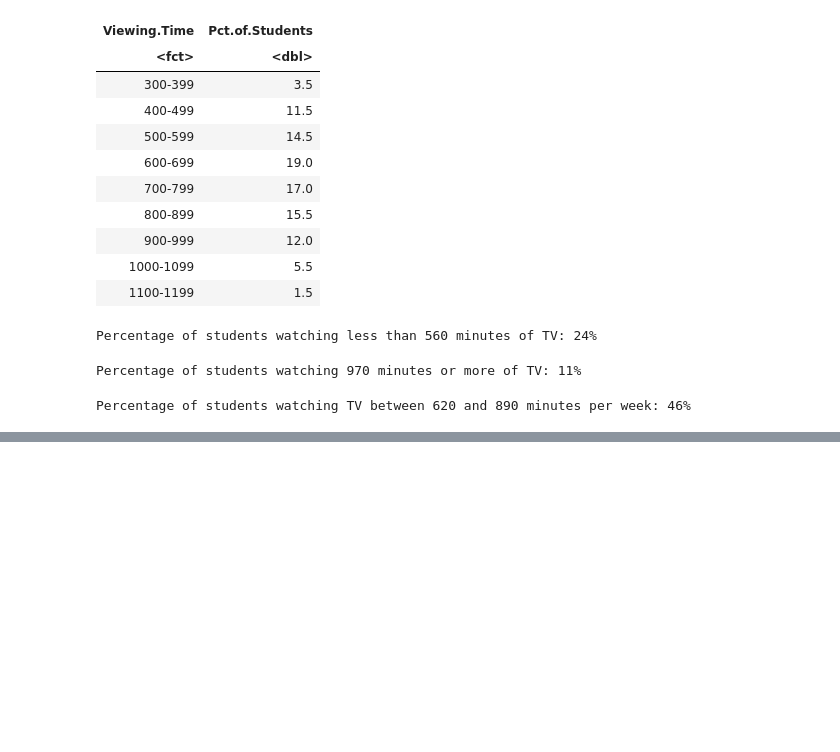
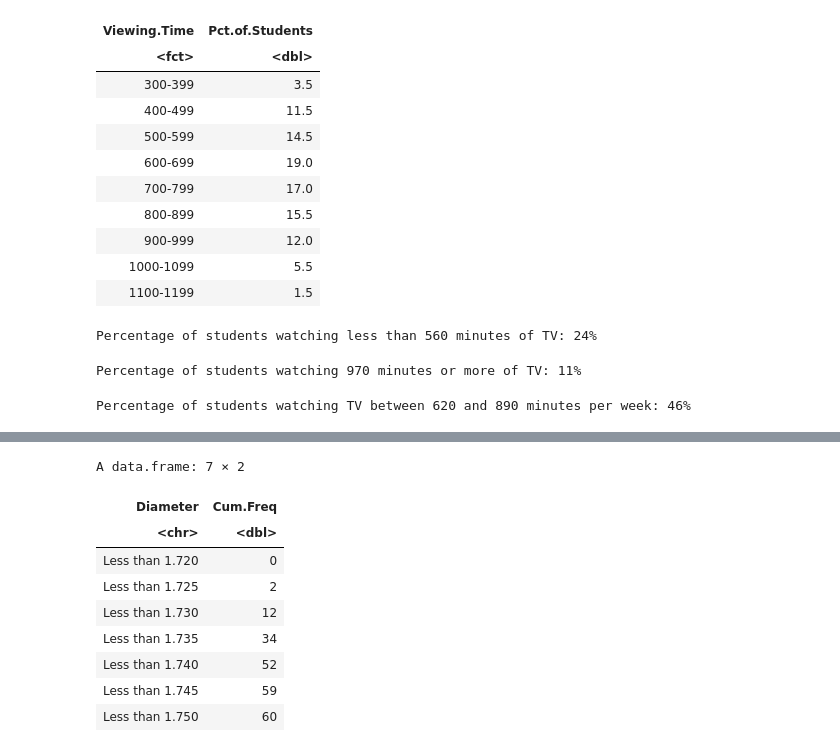
Before and after one commit to jbennett7/Statistics, a Jupyter notebook: 02 Chapter 2 Frequency Distributions/03 Supplementary Problems/Supplementary problems.ipynb, the cells around one changed output, grey strips where cells are left out. Saved outputs shown, nothing was run; the diff lists cells and outputs as text; code cells hidden in the pictures; blank space fills up the shorter version.

```diff
--- a/02 Chapter 2 Frequency Distributions/03 Supplementary Problems/Supplementary problems.ipynb
+++ b/02 Chapter 2 Frequency Distributions/03 Supplementary Problems/Supplementary problems.ipynb
@@ -336,0 +460,19 @@ Percentage of students watching TV between 620 and 890 minutes per week: 46%
+# %%
+p2.28.cumsum.diameter <- c("Less than 1.720", "Less than 1.725", "Less than 1.730",
+                           "Less than 1.735", "Less than 1.740", "Less than 1.745",
+                           "Less than 1.750")
+p2.28.table.2 <- data.frame(Diameter=p2.28.cumsum.diameter, Cum.Freq=c(0, p2.28.cumsum))
+p2.28.table.3 <- data.frame(Diameter=p2.28.cumsum.diameter, Rel.Cum.Freq=c(0, p2.28.rel.cumsum))
+# %%
+p2.28.table.2
+# %% [output]
+A data.frame: 7 × 2
+| Diameter | Cum.Freq |
+| <chr> | <dbl> |
+| Less than 1.720 | 0 |
+| Less than 1.725 | 2 |
+| Less than 1.730 | 12 |
+| Less than 1.735 | 34 |
+| Less than 1.740 | 52 |
+| Less than 1.745 | 59 |
+| Less than 1.750 | 60 |
```
Also changed, not shown: parts of 19 cells of this notebook, 1 other file.
